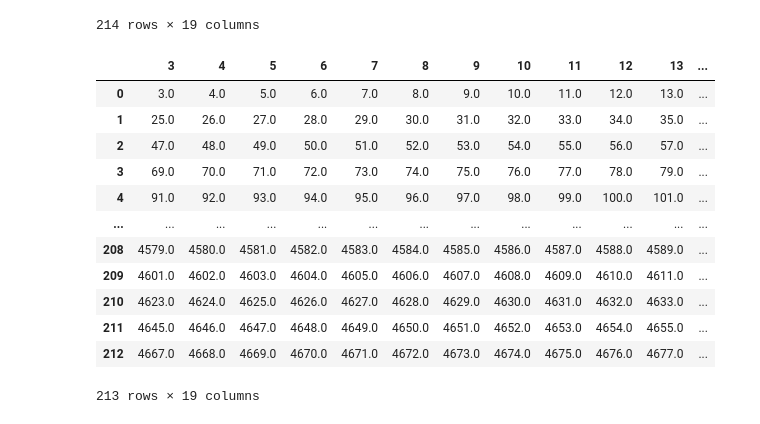
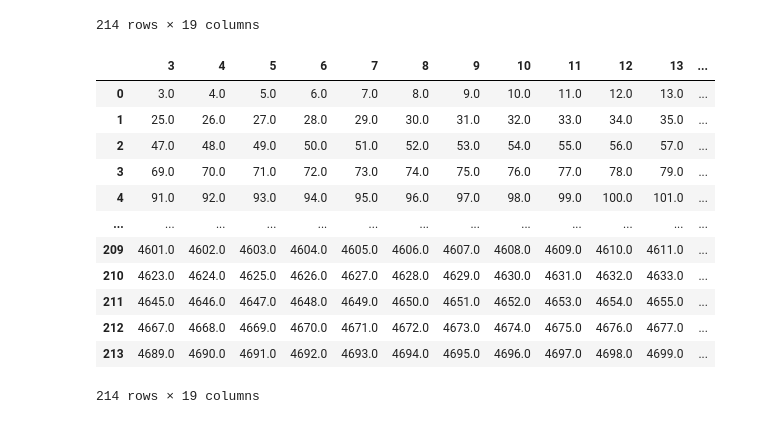
Before and after one commit to Kovacs-Lab/Geneva_Ionomics, a Jupyter notebook: transformation_z.ipynb, the cells around one changed output. Saved outputs shown, nothing was run; the diff lists cells and outputs as text; code cells hidden in the pictures.

```diff
--- a/transformation_z.ipynb
+++ b/transformation_z.ipynb
@@ -25,24 +25,24 @@ data
 | 213 | 53.130018 | 85.774245 | 2258.882091 | 20.433157 | 3499.544103 | 2884.711660 | 7453.720407 | 16177.02404 | 73.561312 | 695.721962 | 0.230524 | ... |
 214 rows × 19 columns
 # %%
-z = pd.DataFrame(np.arange(4686).reshape(213,22)) #This creates a dummy dataframe for our z value
+z = pd.DataFrame(np.arange(4708).reshape(214,22)) #This creates a dummy dataframe for our z value
 z = z.astype('float32') #Float is used when storing data with decimal points to keep it precise
 z.drop(z.columns[0:3],axis = 1, inplace = True ) #This drops three columns in our dummy dataframe
 z
 # %% [output]
 |  | 3 | 4 | 5 | 6 | 7 | 8 | 9 | 10 | 11 | 12 | 13 | ... |
 | 0 | 3.0 | 4.0 | 5.0 | 6.0 | 7.0 | 8.0 | 9.0 | 10.0 | 11.0 | 12.0 | 13.0 | ... |
 | 1 | 25.0 | 26.0 | 27.0 | 28.0 | 29.0 | 30.0 | 31.0 | 32.0 | 33.0 | 34.0 | 35.0 | ... |
 | 2 | 47.0 | 48.0 | 49.0 | 50.0 | 51.0 | 52.0 | 53.0 | 54.0 | 55.0 | 56.0 | 57.0 | ... |
 | 3 | 69.0 | 70.0 | 71.0 | 72.0 | 73.0 | 74.0 | 75.0 | 76.0 | 77.0 | 78.0 | 79.0 | ... |
 | 4 | 91.0 | 92.0 | 93.0 | 94.0 | 95.0 | 96.0 | 97.0 | 98.0 | 99.0 | 100.0 | 101.0 | ... |
 | ... | ... | ... | ... | ... | ... | ... | ... | ... | ... | ... | ... | ... |
-| 208 | 4579.0 | 4580.0 | 4581.0 | 4582.0 | 4583.0 | 4584.0 | 4585.0 | 4586.0 | 4587.0 | 4588.0 | 4589.0 | ... |
 | 209 | 4601.0 | 4602.0 | 4603.0 | 4604.0 | 4605.0 | 4606.0 | 4607.0 | 4608.0 | 4609.0 | 4610.0 | 4611.0 | ... |
 | 210 | 4623.0 | 4624.0 | 4625.0 | 4626.0 | 4627.0 | 4628.0 | 4629.0 | 4630.0 | 4631.0 | 4632.0 | 4633.0 | ... |
 | 211 | 4645.0 | 4646.0 | 4647.0 | 4648.0 | 4649.0 | 4650.0 | 4651.0 | 4652.0 | 4653.0 | 4654.0 | 4655.0 | ... |
 | 212 | 4667.0 | 4668.0 | 4669.0 | 4670.0 | 4671.0 | 4672.0 | 4673.0 | 4674.0 | 4675.0 | 4676.0 | 4677.0 | ... |
+| 213 | 4689.0 | 4690.0 | 4691.0 | 4692.0 | 4693.0 | 4694.0 | 4695.0 | 4696.0 | 4697.0 | 4698.0 | 4699.0 | ... |
-213 rows × 19 columns
+214 rows × 19 columns
 # %%
 for x in range(3,(data.shape[1]+3)): #This gives the dimensions of the array along the x axis
     mean = data[x].mean() #This gives the average of one column of data on the x axis
```
Also changed, not shown: parts of 2 cells of this notebook, 1 other file.
